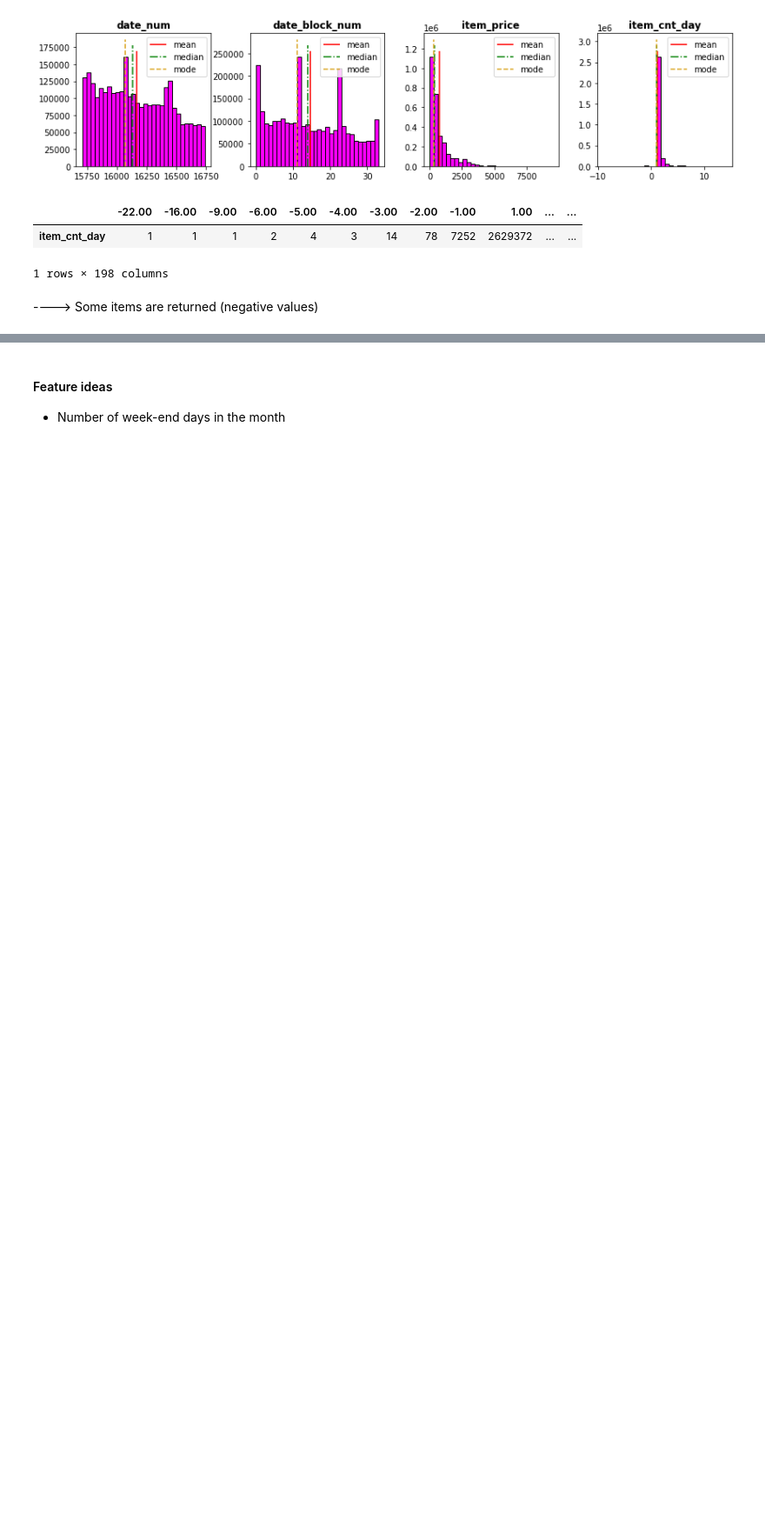
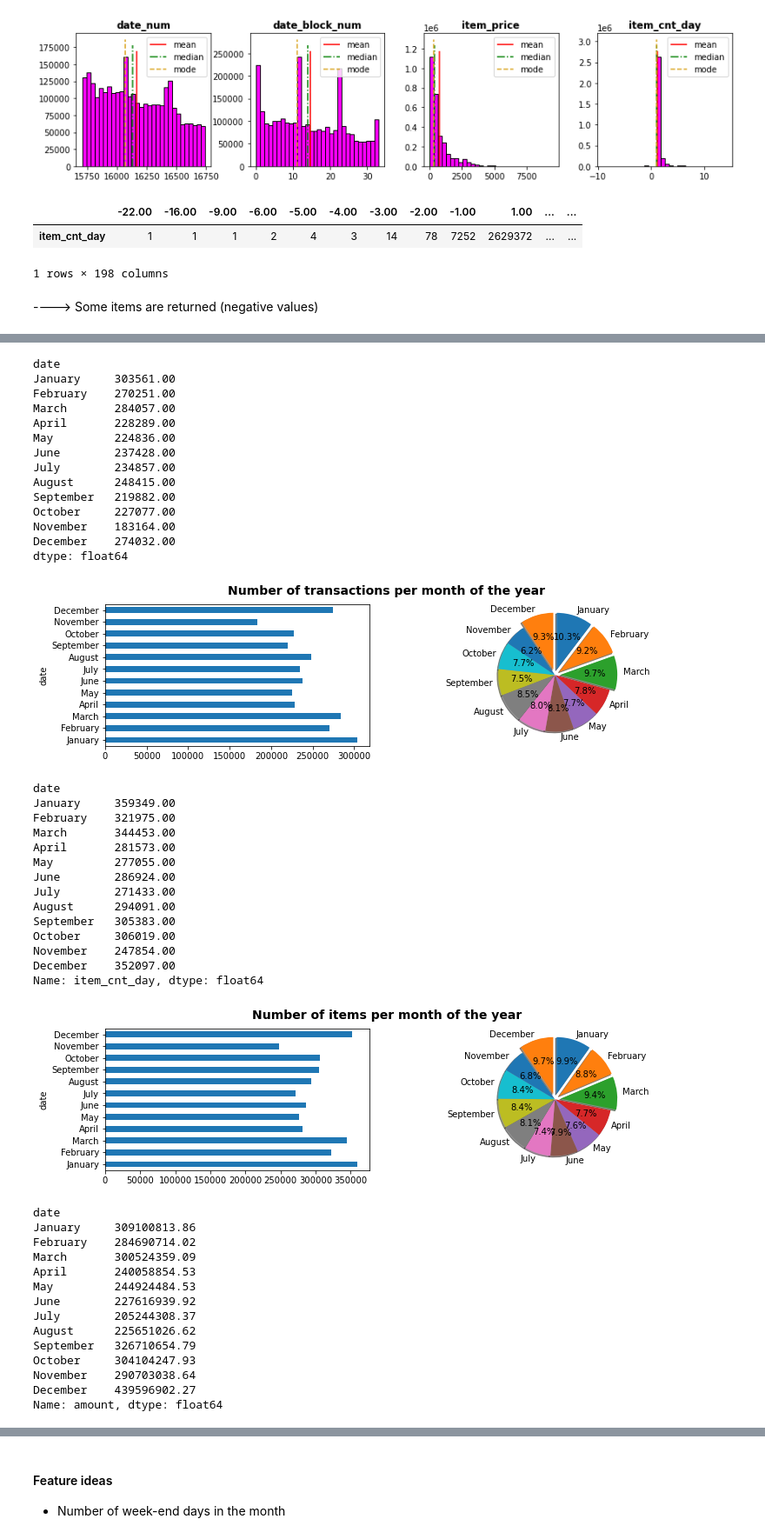
Before and after one commit to SmellyArmure/KA_Predict_Future_Sales, a Jupyter notebook: K1_cleaning.ipynb, the cells around one changed output, grey strips where cells are left out. Shown at 87% size. Saved outputs shown, nothing was run; the diff lists cells and outputs as text; code cells hidden in the pictures; blank space fills up the shorter version.

```diff
--- a/K1_cleaning.ipynb
+++ b/K1_cleaning.ipynb
@@ -493,0 +541,71 @@ plot_cat_histograms(df=X_train,
+# %%
+ import calendar
+
+dict_ser = {'transactions': ntrans_daily_ser,
+            'items': nitems_daily_ser,
+            'cash amount': amount_daily_ser}
+
+# volume des XXX par mois de l'année
+for name in ['transactions', 'items', 'cash amount']:
+
+    vol_per_monthofyear = dict_ser[name].groupby(dict_ser['items'].index.month_name())\
+                                        .sum().reindex(list(calendar.month_name)).dropna()
+    print(vol_per_monthofyear)
+
+    fig = plt.figure(figsize=(12,3))
+
+    ax1 = fig.add_subplot(1, 2, 1)
+    vol_per_monthofyear.plot.barh(ax=ax1)
+
+    ax2 = fig.add_subplot(1, 2, 2)
+    vol_per_monthofyear.rename('').plot.pie(explode=(0.1,0.1,0.1,0,0,0,0,0,0,0,0,0.1),
+                                            shadow=True, startangle=90, counterclock=False,
+                                            autopct='%1.1f%%', ax=ax2)
+
+    fig.suptitle(f"Number of {name} per month of the year", fontsize=14, fontweight='bold')
+    plt.show()
+# %% [output]
+date
+January     303561.00
+February    270251.00
+March       284057.00
+April       228289.00
+May         224836.00
+June        237428.00
+July        234857.00
+August      248415.00
+September   219882.00
+October     227077.00
+November    183164.00
+December    274032.00
+dtype: float64
+[figure, added]
+date
+January     359349.00
+February    321975.00
+March       344453.00
+April       281573.00
+May         277055.00
+June        286924.00
+July        271433.00
+August      294091.00
+September   305383.00
+October     306019.00
+November    247854.00
+December    352097.00
+Name: item_cnt_day, dtype: float64
+[figure, added]
+date
+January     309100813.86
+February    284690714.02
+March       300524359.09
+April       240058854.53
+May         244924484.53
+June        227616939.92
+July        205244308.37
+August      225651026.62
+September   326710654.79
+October     304104247.93
+November    290703038.64
+December    439596902.27
+Name: amount, dtype: float64
```
Also changed, not shown: parts of 74 cells of this notebook, 1 other file.
